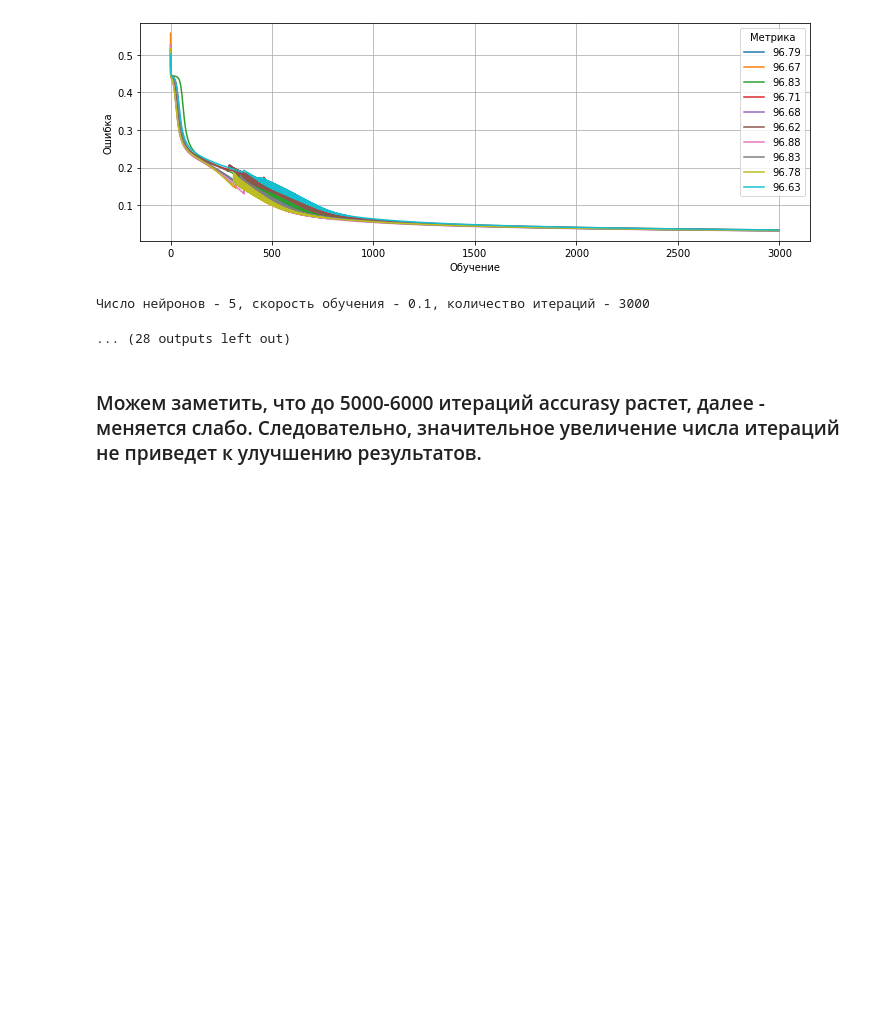
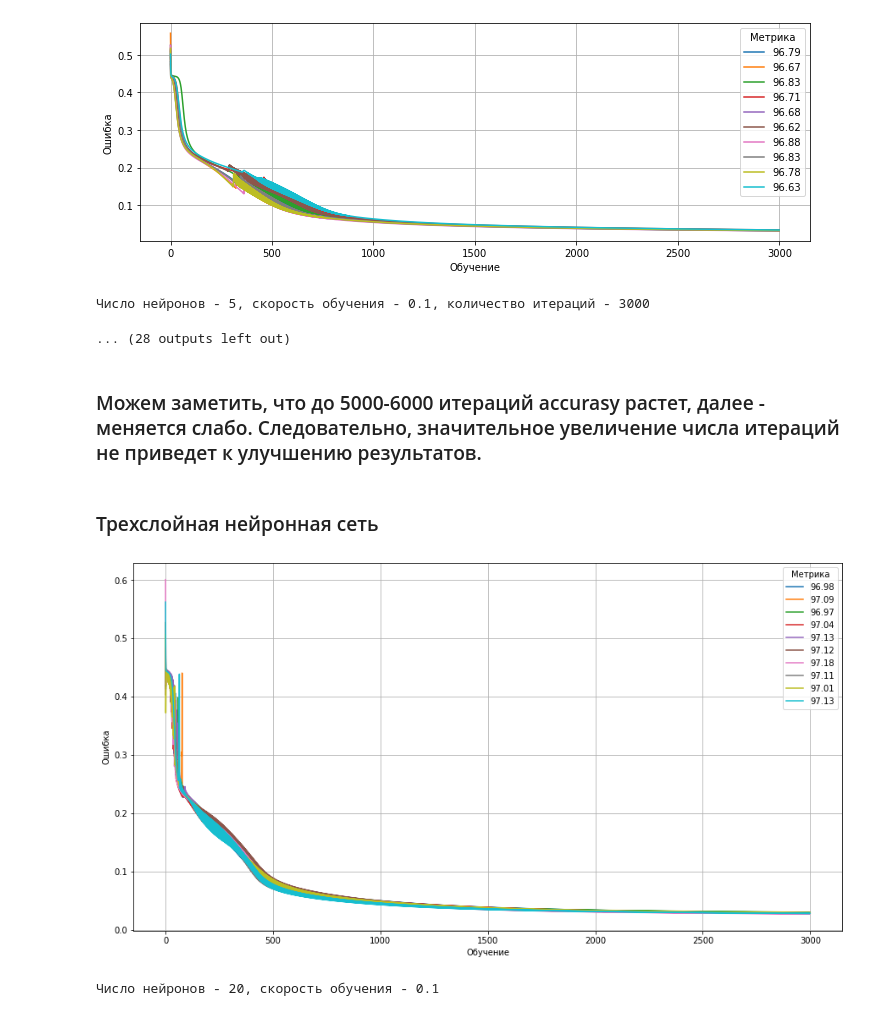
Before and after one commit to myselfadmirer/Neural_networks, a Jupyter notebook: lesson1/lesson1.ipynb, the cells around one changed output. Cells and saved outputs as stored; diff of their text form; code cells hidden in the pictures; blank space fills up the shorter version.

Commit message:
HW 1.4. 2d hidden layer added

```diff
--- a/lesson1/lesson1.ipynb
+++ b/lesson1/lesson1.ipynb
@@ -561,3 +561,5 @@ for it in iterations:
 ... (28 outputs left out)
 # %% [markdown]
 ### Можем заметить, что до 5000-6000 итераций accurasy растет, далее - меняется слабо. Следовательно, значительное увеличение числа итераций не приведет к улучшению результатов.
+# %% [markdown]
+### Трехслойная нейронная сеть
@@ -563,0 +642,31 @@ for it in iterations:
+# %%
+# число нейронов скрытого слоя
+neuron_numb = 20
+
+# скорость обучения (learning rate)
+n = 0.1
+# %%
+errors_sum = []
+accurasy_sum = []
+for i in range(10):
+    errors_train, accurasy_train, layer3, w0_res, w1_res, w2_res = train_network_3l(X_train, y_train, neuron_numb, n)
+    errors_sum.append(errors_train)
+    accurasy_sum.append(accurasy_train)
+
+errors_sum = pd.DataFrame(np.array(errors_sum).T)
+
+fig, ax = plt.subplots(figsize=(15,8))
+
+for i in range(errors_sum.shape[1]):
+    ax.plot(errors_sum[i], label=np.round(accurasy_sum[i], 2))
+
+ax.set_xlabel('Обучение')
+ax.set_ylabel('Ошибка')
+plt.grid()
+plt.legend(title='Метрика')
+plt.show()
+
+print(f'Число нейронов - {neuron_numb}, скорость обучения - {n}')
+# %% [output]
+[figure, added]
+Число нейронов - 20, скорость обучения - 0.1
```
Also changed, not shown: parts of 4 cells of this notebook.
